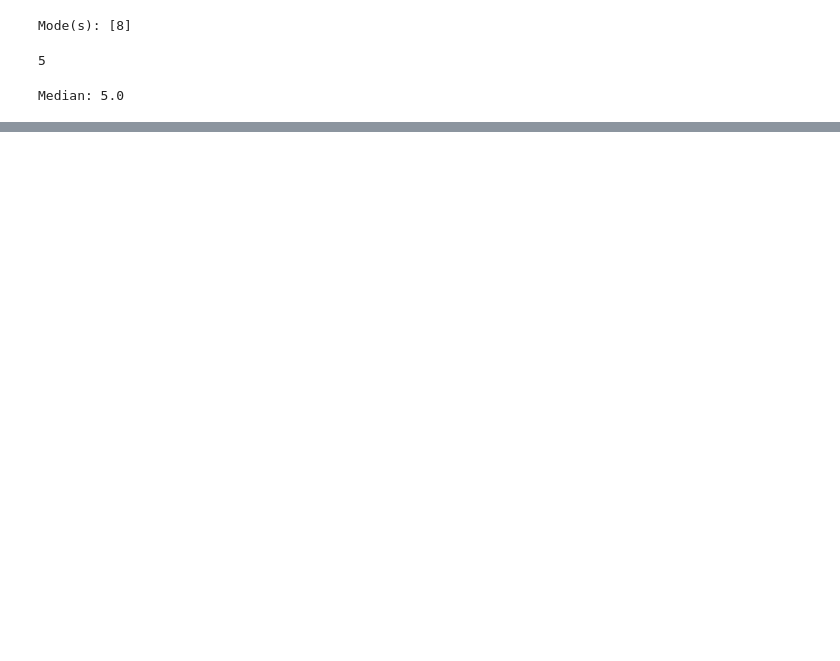
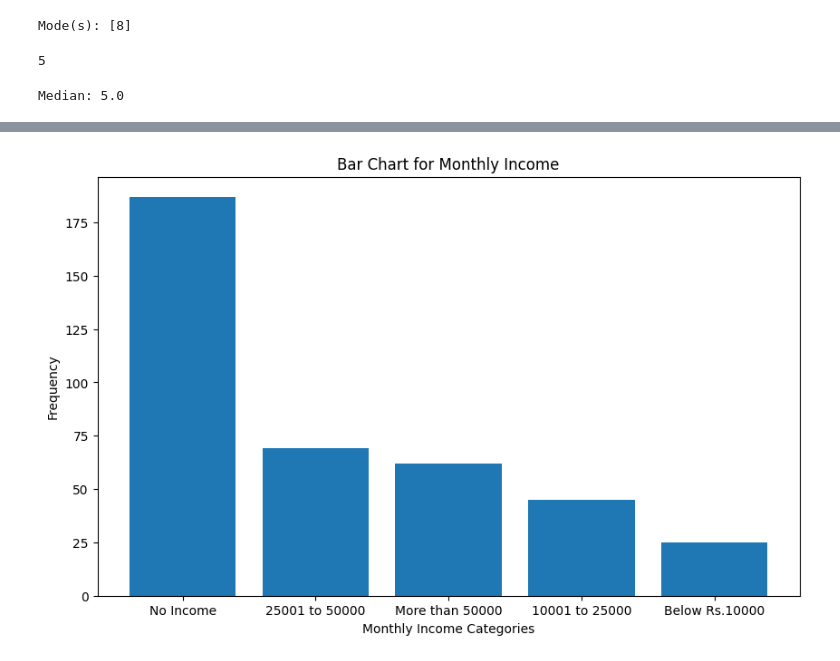
Before and after one commit to WiMLDS-Ghana/MathsBootCamp24, a Jupyter notebook: Python_codes/Week_2_python_codes_probability_and_statistics.ipynb, the cells around one changed output, grey strips where cells are left out. Drawn from its saved outputs; the diff is of its cells as text; code cells hidden in the pictures; blank space fills up the shorter version.

```diff
--- a/Python_codes/Week_2_python_codes_probability_and_statistics.ipynb
+++ b/Python_codes/Week_2_python_codes_probability_and_statistics.ipynb
@@ -128,0 +159,5 @@ Email: myemail@gmail.com
+# %%
+##Loading the data##
+data = pd.read_csv('../Datasets/onlinefoods.csv')
+##Counting the Categories##
+Inc_count = data['Monthly Income'].value_counts()
@@ -128,0 +178,9 @@ Email: myemail@gmail.com
+# %%
+plt.figure(figsize=(10, 6))
+plt.bar(Inc_count.index, height=Inc_count.values)
+plt.xlabel('Monthly Income Categories')
+plt.ylabel('Frequency')
+plt.title('Bar Chart for Monthly Income')
+plt.show()
+# %% [output]
+[figure, added]
```
Also changed, not shown: parts of 21 cells of this notebook, 12 other files.
